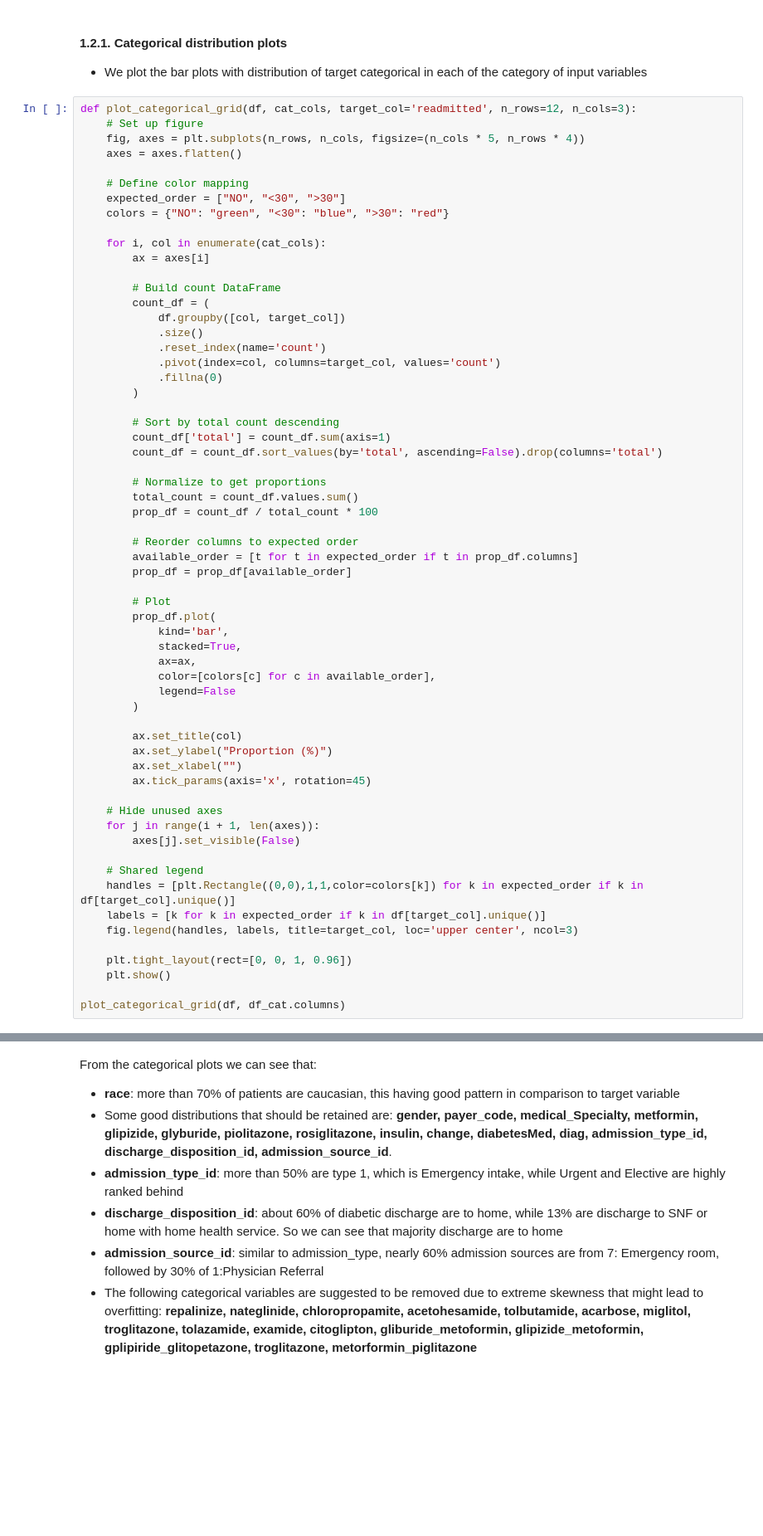
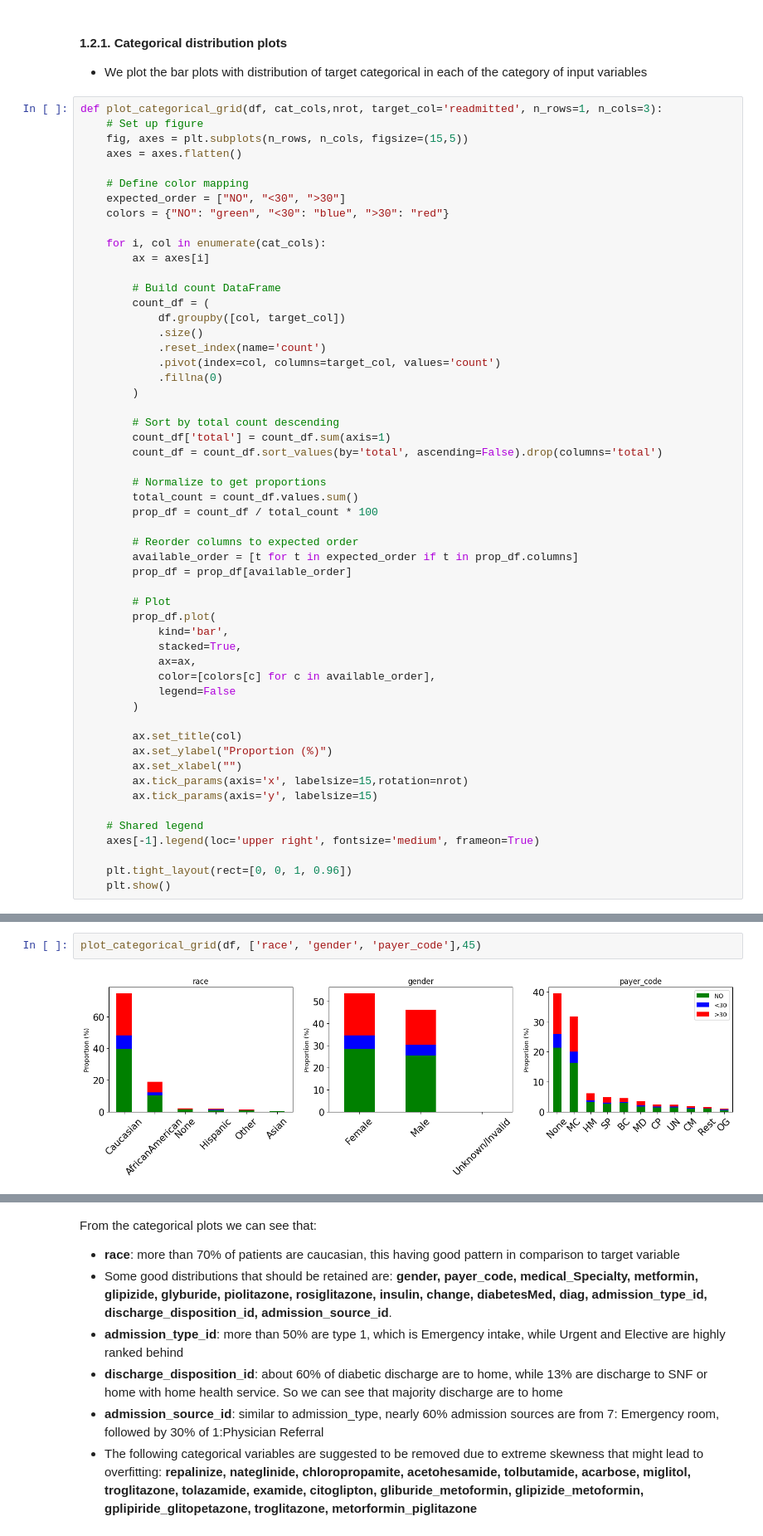
Before and after one commit to vuminhtue/Kaggle, a Jupyter notebook: Python_Diabetic/code/eda_diabetic_data.ipynb, the cells around one changed output, grey strips where cells are left out. Shown at 83% size. Saved outputs shown, nothing was run; the diff lists cells and outputs as text; blank space fills up the shorter version.

```diff
--- a/Python_Diabetic/code/eda_diabetic_data.ipynb
+++ b/Python_Diabetic/code/eda_diabetic_data.ipynb
@@ -177,9 +209,9 @@ df_cat = df_cat.drop(["readmitted"],axis=1)
 #### 1.2.1. Categorical distribution plots
 - We plot the bar plots with distribution of target categorical in each of the category of input variables
 # %%
-def plot_categorical_grid(df, cat_cols, target_col='readmitted', n_rows=12, n_cols=3):
+def plot_categorical_grid(df, cat_cols,nrot, target_col='readmitted', n_rows=1, n_cols=3):
     # Set up figure
-    fig, axes = plt.subplots(n_rows, n_cols, figsize=(n_cols * 5, n_rows * 4))
+    fig, axes = plt.subplots(n_rows, n_cols, figsize=(15,5))
     axes = axes.flatten()
 
     # Define color mapping
@@ -222,18 +254,11 @@ def plot_categorical_grid(df, cat_cols, target_col='readmitted', n_rows=12, n_co
         ax.set_title(col)
         ax.set_ylabel("Proportion (%)")
         ax.set_xlabel("")
-        ax.tick_params(axis='x', rotation=45)
-
-    # Hide unused axes
-    for j in range(i + 1, len(axes)):
-        axes[j].set_visible(False)
+        ax.tick_params(axis='x', labelsize=15,rotation=nrot)
+        ax.tick_params(axis='y', labelsize=15)
 
     # Shared legend
-    handles = [plt.Rectangle((0,0),1,1,color=colors[k]) for k in expected_order if k in df[target_col].unique()]
-    labels = [k for k in expected_order if k in df[target_col].unique()]
-    fig.legend(handles, labels, title=target_col, loc='upper center', ncol=3)
+    axes[-1].legend(loc='upper right', fontsize='medium', frameon=True)
 
     plt.tight_layout(rect=[0, 0, 1, 0.96])
     plt.show()
-
-plot_categorical_grid(df, df_cat.columns)
@@ -241,0 +265,4 @@ plot_categorical_grid(df, df_cat.columns)
+# %%
+plot_categorical_grid(df, ['race', 'gender', 'payer_code'],45)
+# %% [output]
+[figure, added]
```
Also changed, not shown: parts of 19 cells of this notebook, 20 other files.
